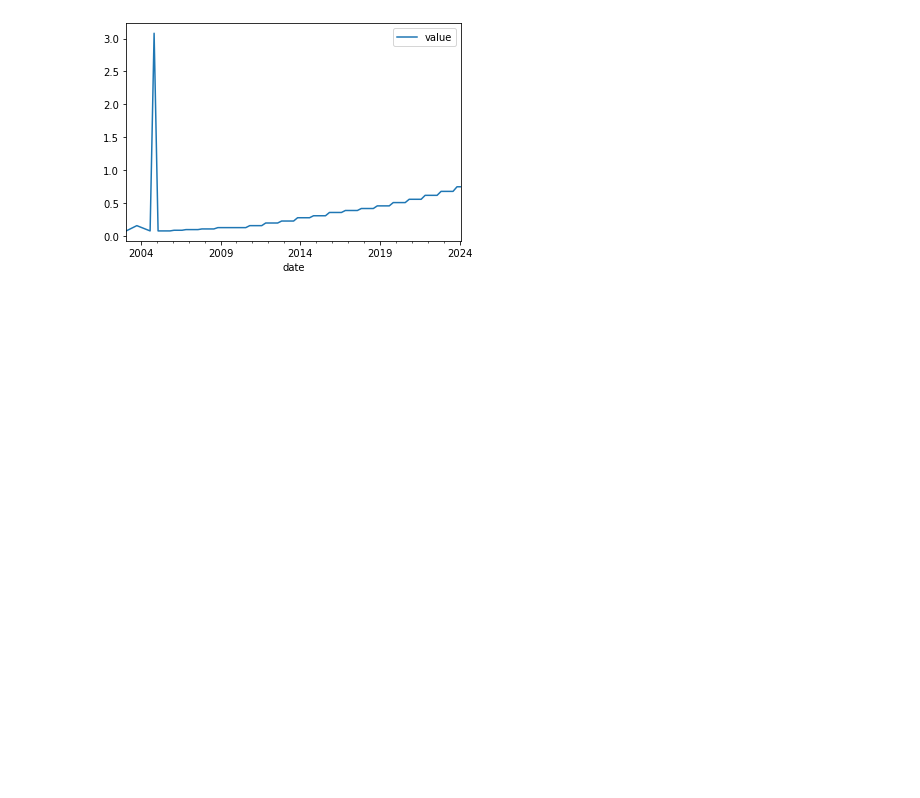
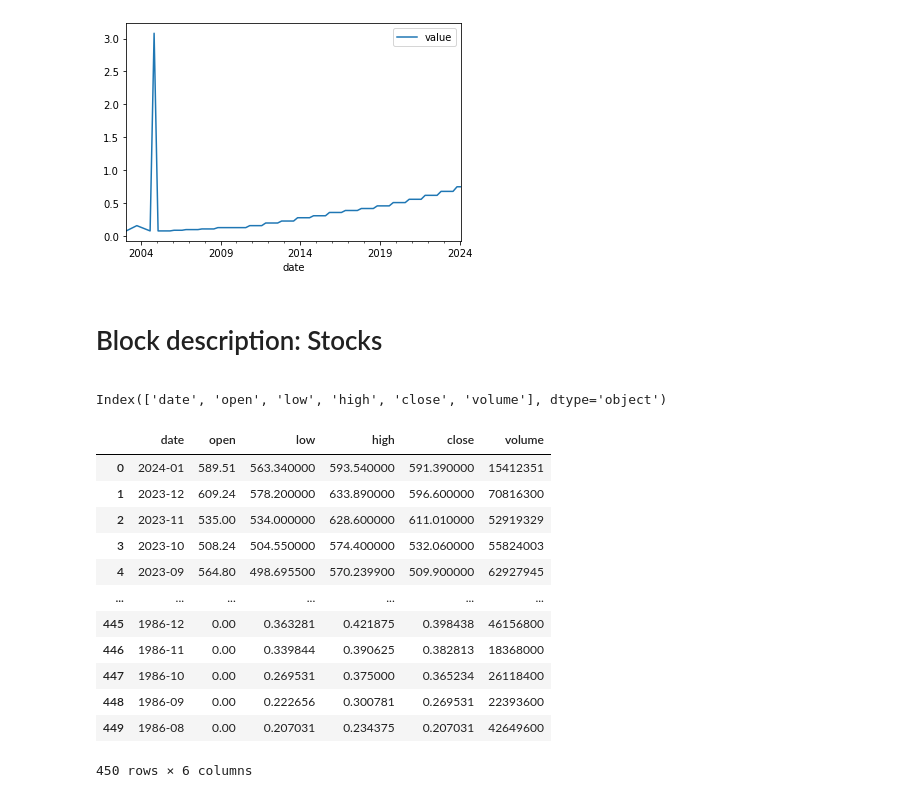
Before and after one commit to BeneSell/Backtesting_Dividenden_Portfolio, a Jupyter notebook: financialmodelingprep_api_access.ipynb, the cells around one changed output. Drawn from its saved outputs; the diff is of its cells as text; code cells hidden in the pictures; blank space fills up the shorter version.

```diff
--- a/financialmodelingprep_api_access.ipynb
+++ b/financialmodelingprep_api_access.ipynb
@@ -391,3 +475,46 @@ df_to_plot.plot()
 # %% [output]
 <AxesSubplot:xlabel='date'>
 [figure]
+# %% [markdown]
+<div style="background-color:red; height: 3em">
+
+</div>
+
+# Block description: Stocks
+
+
+<div style="background-color:red; height: 3em">
+
+</div>
+# %%
+# same as above but for stock value
+
+raw_data_stock = []
+with open('./data/stock_infos/raw_data_fmp_stock_value.json', "r") as json_file:
+    raw_data_stock = json.load(json_file)
+
+raw_data_stock[1].keys()
+
+
+
+pd.json_normalize(raw_data_stock[0]["data"]).keys()
+
+df_stock = pd.DataFrame(pd.json_normalize(raw_data_stock[0]["data"]))
+df_stock["date"] = pd.to_datetime(df_stock["date"]).dt.to_period('M')
+print(df_stock.columns)
+df_stock
+# %% [output]
+Index(['date', 'open', 'low', 'high', 'close', 'volume'], dtype='object')
+|  | date | open | low | high | close | volume |
+| 0 | 2024-01 | 589.51 | 563.340000 | 593.540000 | 591.390000 | 15412351 |
+| 1 | 2023-12 | 609.24 | 578.200000 | 633.890000 | 596.600000 | 70816300 |
+| 2 | 2023-11 | 535.00 | 534.000000 | 628.600000 | 611.010000 | 52919329 |
+| 3 | 2023-10 | 508.24 | 504.550000 | 574.400000 | 532.060000 | 55824003 |
+| 4 | 2023-09 | 564.80 | 498.695500 | 570.239900 | 509.900000 | 62927945 |
+| ... | ... | ... | ... | ... | ... | ... |
+| 445 | 1986-12 | 0.00 | 0.363281 | 0.421875 | 0.398438 | 46156800 |
+| 446 | 1986-11 | 0.00 | 0.339844 | 0.390625 | 0.382813 | 18368000 |
+| 447 | 1986-10 | 0.00 | 0.269531 | 0.375000 | 0.365234 | 26118400 |
+| 448 | 1986-09 | 0.00 | 0.222656 | 0.300781 | 0.269531 | 22393600 |
+| 449 | 1986-08 | 0.00 | 0.207031 | 0.234375 | 0.207031 | 42649600 |
+450 rows × 6 columns
```
Also changed, not shown: parts of 9 cells of this notebook.
